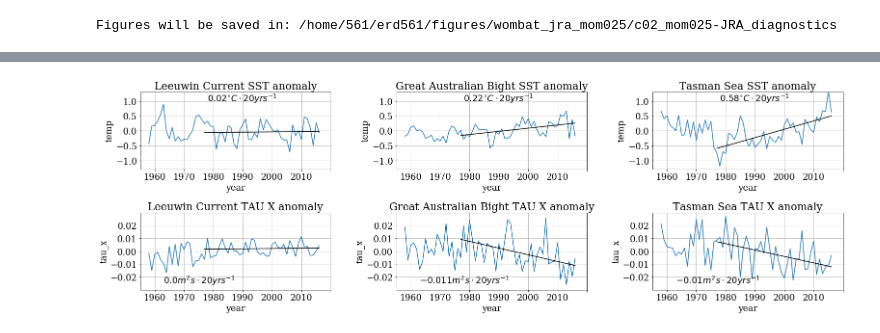
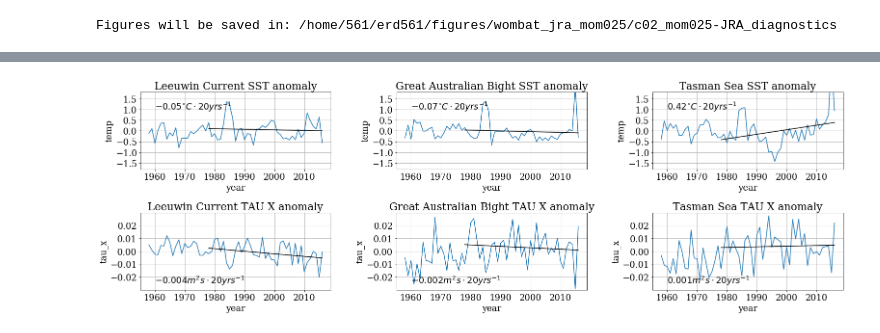
Before and after one commit to ERDuran/wombat_jra-iaf_mom025, a Jupyter notebook: c02_mom025-JRA_diagnostics.ipynb, the cells around one changed output, grey strips where cells are left out. Drawn from its saved outputs; the diff is of its cells as text; code cells hidden in the pictures.

```diff
--- a/c02_mom025-JRA_diagnostics.ipynb
+++ b/c02_mom025-JRA_diagnostics.ipynb
@@ -39,7 +41,7 @@ print('Figures will be saved in: ' + figures_path + script_name + '\n')
 
 remote_path1 = '/g/data/ua8/JRA55-do/v1-3/'
 
-remote_path2 = '/g/data/v45/mtc599/mom5/dec16b/OUTPUTr1/'
+remote_path2 = '/g/data/v45/mtc599/mom5/dec16b/OUTPUTr0/'
 # %% [output]
 Figures will be saved in: /home/561/erd561/figures/wombat_jra_mom025/c02_mom025-JRA_diagnostics
 # %%
@@ -58,13 +60,13 @@ Wall time: 3.87 s
 years = np.arange(1958, 2017)
 print(years)
 var1 = 'surface'
-files1 = sorted(gb(remote_path2 + 'ocean_' + var1 + '*.nc'))
+files1 = sorted(gb(remote_path2 + 'ocean_' + var1 + '*01.nc'))
 for f in files1:
     print(f)
 print(len(files1))
 
 var2 = 'force'
-files2 = sorted(gb(remote_path2 + 'ocean_' + var2 + '*.nc'))
+files2 = sorted(gb(remote_path2 + 'ocean_' + var2 + '*01.nc'))
 for f in files2:
     print(f)
 print(len(files2))
@@ -284,7 +308,7 @@ plt.rc('text', usetex=False)
 plt.rc('font', family='serif')
 
 
-for fid, (f1, f2) in enumerate(zip(files1[0:1], files2[0:1])):
+for fid, (f1, f2) in enumerate(zip(files1, files2)):
     plt.close('all')
     fig = plt.figure()
     fig.set_size_inches(18,14)
@@ -295,7 +319,7 @@ for fid, (f1, f2) in enumerate(zip(files1[0:1], files2[0:1])):
     cmap = 'plasma'
     step = 5
     contf_lvls = np.arange(-5,30+1e-08,step)
-    sst[:,:,fid].plot.contourf(levels=contf_lvls, cmap=cmap, extend='both')
+    sst[fid].plot.contourf(levels=contf_lvls, cmap=cmap, extend='both')
     plt.title('Sea surface temp ' + str(years[fid]))
     ax.set_xticks(np.arange(100,170,10), crs=ccrs.PlateCarree())
     ax.set_yticks(np.arange(-70,-10,10), crs=ccrs.PlateCarree())
@@ -315,7 +339,7 @@ for fid, (f1, f2) in enumerate(zip(files1[0:1], files2[0:1])):
     cmap = 'RdBu_r'
     step = 0.05
     contf_lvls = np.arange(-0.25,0.25+1e-08,step)
-    taux[:,:,fid].plot.contourf(levels=contf_lvls, cmap=cmap, extend='both')
+    taux[fid].plot.contourf(levels=contf_lvls, cmap=cmap, extend='both')
     plt.title('Surface zonal wind stress ' + str(years[fid]))
     ax.set_xticks(np.arange(100,170,10), crs=ccrs.PlateCarree())
     ax.set_yticks(np.arange(-70,-10,10), crs=ccrs.PlateCarree())
@@ -336,7 +360,7 @@ for fid, (f1, f2) in enumerate(zip(files1[0:1], files2[0:1])):
     cmap = 'seismic'
     step = 0.2
     contf_lvls = np.arange(-1,1+1e-08,step)
-    sst_anom = sst[:,:,fid] - sst.mean(dim='year')
+    sst_anom = sst[fid] - sst.mean(dim='year')
     sst_anom.plot.contourf(levels=contf_lvls, cmap=cmap, extend='both')
     plt.title('SST anomaly ' + str(years[fid]) + ' - 1958 to 2016 mean')
     ax.set_xticks(np.arange(100,170,10), crs=ccrs.PlateCarree())
@@ -357,7 +381,7 @@ for fid, (f1, f2) in enumerate(zip(files1[0:1], files2[0:1])):
     cmap = 'seismic'
     step = 0.01
     contf_lvls = np.arange(-0.05,0.05+1e-08,step)
-    taux_anom = taux[:,:,fid] - taux.mean(dim='year')
+    taux_anom = taux[fid] - taux.mean(dim='year')
     taux_anom.plot.contourf(levels=contf_lvls, cmap=cmap, extend='both')
     plt.title('TAU X anomaly ' + str(years[fid]) + ' - 1958 to 2016 mean')
     ax.set_xticks(np.arange(100,170,10), crs=ccrs.PlateCarree())
@@ -381,7 +405,7 @@ for fid, (f1, f2) in enumerate(zip(files1[0:1], files2[0:1])):
     elif script_name not in output_ls:
         os.mkdir(figures_path + '/' + script_name)
     plt.savefig(figures_path + '/' + script_name + '/' + script_name[0:3] \
-                + '_fig1_' + str(years[fid]) + '.png', bbox_inches='tight', dpi=200)
+                + '_fig5_' + str(years[fid]) + '.png', bbox_inches='tight', dpi=200)
 
     print(str(years[fid]) + ' OK')
 # %% [output]
@@ -407,36 +445,36 @@ fig.set_size_inches(22,8)
 ax = plt.subplot(row,col,1)
 sst_LC_anom.plot()
 plt.title('Leeuwin Current SST anomaly')
-plt.ylim([-1.3, 1.3])
-plt.yticks(np.arange(-1,1.5,0.5))
-plt.xticks(np.arange(2,70,10), np.arange(1960,2020,10))
+plt.ylim([-1.8, 1.8])
+plt.yticks(np.arange(-1.5,2,0.5))
+# plt.xticks(np.arange(2,70,10), np.arange(1960,2020,10))
 ax.grid()
 slope, intercept, r_value, p_value, std_err = stats.linregress(years[20:], sst_LC_anom[20:])
-plt.plot([19, 58], [1978*slope+intercept, 2016*slope+intercept], color='black')
-plt.text(20, 1, '$' + str(np.round(slope*20,2)) + '^{\circ}C \cdot 20 yrs^{-1}$')
+plt.plot([1978, 2016], [1978*slope+intercept, 2016*slope+intercept], color='black')
+plt.text(1960, 1, '$' + str(np.round(slope*20,2)) + '^{\circ}C \cdot 20 yrs^{-1}$')
 
 ax = plt.subplot(row,col,4)
 taux_LC_anom.plot()
 plt.title('Leeuwin Current TAU X anomaly')
 plt.ylim([-0.03, 0.03])
 plt.yticks(np.arange(-0.02,0.03,0.01))
-plt.xticks(np.arange(2,70,10), np.arange(1960,2020,10))
+# plt.xticks(np.arange(2,70,10), np.arange(1960,2020,10))
 ax.grid()
 slope, intercept, r_value, p_value, std_err = stats.linregress(years[20:], taux_LC_anom[20:])
-plt.plot([19, 58], [1978*slope+intercept, 2016*slope+intercept], color='black')
-plt.text(5, -0.025, '$' + str(np.round(slope*20,3)) + 'm^{2} s \cdot 20 yrs^{-1}$')
+plt.plot([1978, 2016], [1978*slope+intercept, 2016*slope+intercept], color='black')
+plt.text(1960, -0.025, '$' + str(np.round(slope*20,3)) + 'm^{2} s \cdot 20 yrs^{-1}$')
 
 ##
 ax = plt.subplot(row,col,2)
 sst_GAB_anom.plot()
 plt.title('Great Australian Bight SST anomaly')
-plt.ylim([-1.3, 1.3])
-plt.yticks(np.arange(-1,1.5,0.5))
-plt.xticks(np.arange(2,70,10), np.arange(1960,2020,10))
+plt.ylim([-1.8, 1.8])
+plt.yticks(np.arange(-1.5,2,0.5))
+# plt.xticks(np.arange(2,70,10), np.arange(1960,2020,10))
 ax.grid()
 slope, intercept, r_value, p_value, std_err = stats.linregress(years[20:], sst_GAB_anom[20:])
-plt.plot([19, 58], [1978*slope+intercept, 2016*slope+intercept], color='black')
-plt.text(20, 1, '$' + str(np.round(slope*20,2)) + '^{\circ}C \cdot 20 yrs^{-1}$')
+plt.plot([1978, 2016], [1978*slope+intercept, 2016*slope+intercept], color='black')
+plt.text(1960, 1, '$' + str(np.round(slope*20,2)) + '^{\circ}C \cdot 20 yrs^{-1}$')
 
 
 ax = plt.subplot(row,col,5)
@@ -444,24 +482,24 @@ taux_GAB_anom.plot()
 plt.title('Great Australian Bight TAU X anomaly')
 plt.ylim([-0.03, 0.03])
 plt.yticks(np.arange(-0.02,0.03,0.01))
-plt.xticks(np.arange(2,70,10), np.arange(1960,2020,10))
+# plt.xticks(np.arange(2,70,10), np.arange(1960,2020,10))
 ax.grid()
 slope, intercept, r_value, p_value, std_err = stats.linregress(years[20:], taux_GAB_anom[20:])
-plt.plot([19, 58], [1978*slope+intercept, 2016*slope+intercept], color='black')
-plt.text(5, -0.025, '$' + str(np.round(slope*20,3)) + 'm^{2} s \cdot 20 yrs^{-1}$')
+plt.plot([1978, 2016], [1978*slope+intercept, 2016*slope+intercept], color='black')
+plt.text(1960, -0.025, '$' + str(np.round(slope*20,3)) + 'm^{2} s \cdot 20 yrs^{-1}$')
 
 
 ##
 ax = plt.subplot(row,col,3)
 sst_TS_anom.plot()
 plt.title('Tasman Sea SST anomaly')
-plt.ylim([-1.3, 1.3])
-plt.yticks(np.arange(-1,1.5,0.5))
-plt.xticks(np.arange(2,70,10), np.arange(1960,2020,10))
+plt.ylim([-1.8, 1.8])
+plt.yticks(np.arange(-1.5,2,0.5))
+# plt.xticks(np.arange(2,70,10), np.arange(1960,2020,10))
 ax.grid()
 slope, intercept, r_value, p_value, std_err = stats.linregress(years[20:], sst_TS_anom[20:])
-plt.plot([19, 58], [1978*slope+intercept, 2016*slope+intercept], color='black')
-plt.text(20, 1, '$' + str(np.round(slope*20,2)) + '^{\circ}C \cdot 20 yrs^{-1}$')
+plt.plot([1978, 2016], [1978*slope+intercept, 2016*slope+intercept], color='black')
+plt.text(1960, 1, '$' + str(np.round(slope*20,2)) + '^{\circ}C \cdot 20 yrs^{-1}$')
 
 
 ax = plt.subplot(row,col,6)
@@ -469,11 +507,11 @@ taux_TS_anom.plot()
 plt.title('Tasman Sea TAU X anomaly')
 plt.ylim([-0.03, 0.03])
 plt.yticks(np.arange(-0.02,0.03,0.01))
-plt.xticks(np.arange(2,70,10), np.arange(1960,2020,10))
+# plt.xticks(np.arange(2,70,10), np.arange(1960,2020,10))
 ax.grid()
 slope, intercept, r_value, p_value, std_err = stats.linregress(years[20:], taux_TS_anom[20:])
-plt.plot([19, 58], [1978*slope+intercept, 2016*slope+intercept], color='black')
-plt.text(5, -0.025, '$' + str(np.round(slope*20,3)) + 'm^{2} s \cdot 20 yrs^{-1}$')
+plt.plot([1978, 2016], [1978*slope+intercept, 2016*slope+intercept], color='black')
+plt.text(1960, -0.025, '$' + str(np.round(slope*20,3)) + 'm^{2} s \cdot 20 yrs^{-1}$')
 
 
 fig.tight_layout(rect=[0, 0, 1, 0.90])
@@ -484,5 +522,5 @@ if not script_name:
 elif script_name not in output_ls:
     os.mkdir(figures_path + '/' + script_name)
 plt.savefig(figures_path + '/' + script_name + '/' + script_name[0:3] \
-            + '_fig2_.png', bbox_inches='tight', dpi=200)
+            + '_fig6_.png', bbox_inches='tight', dpi=200)
 # %% [output]
@@ -492 +529 @@ Wall time: 4.24 s
-[figure, old version]
+[figure, new version]
```
Also changed, not shown: parts of 12 cells of this notebook, 7 other files.
